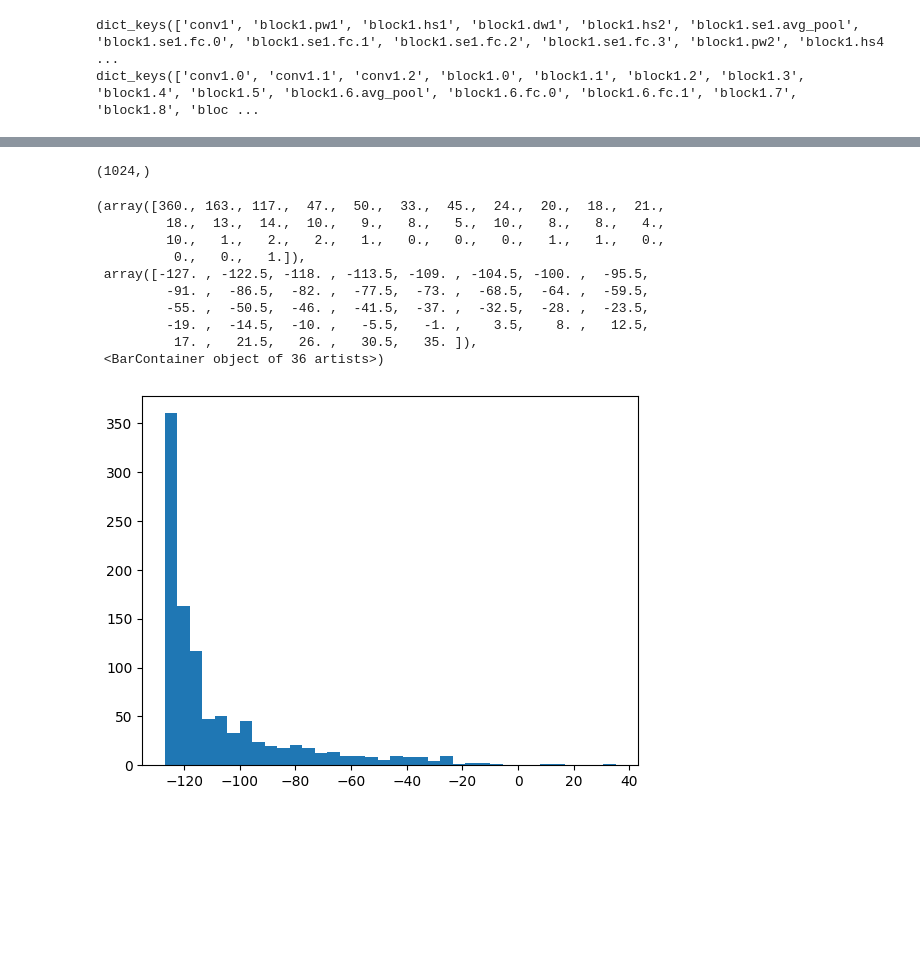
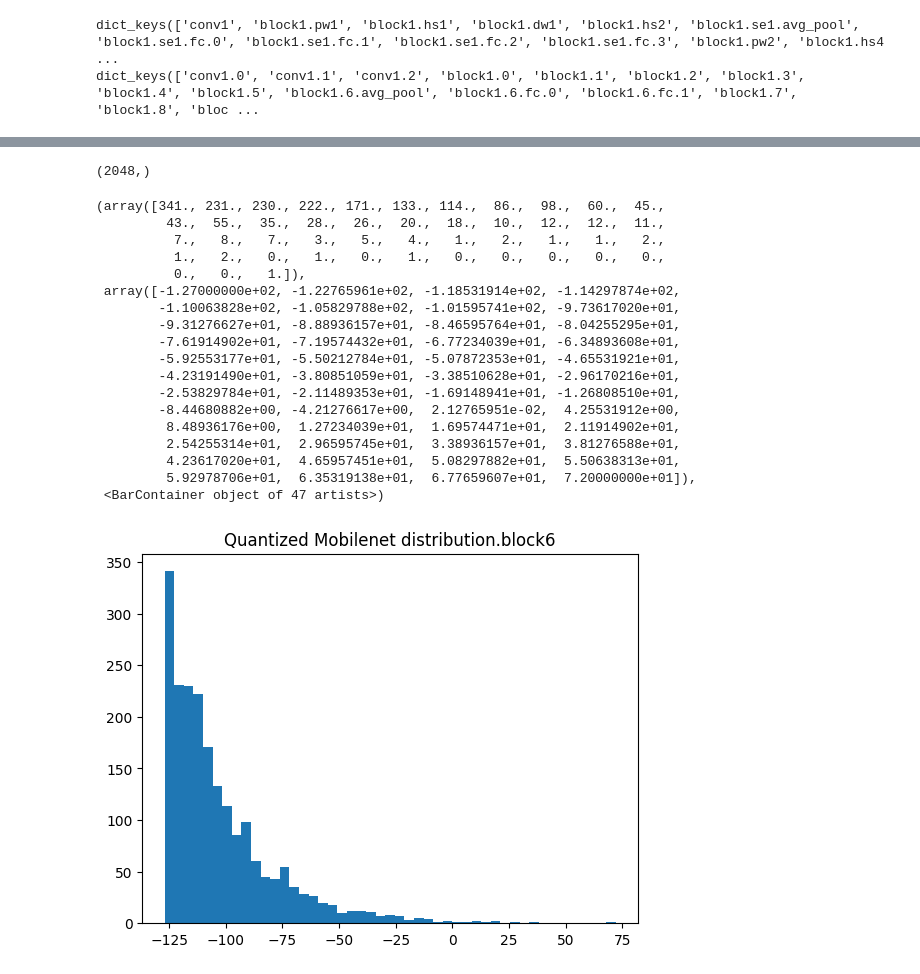
Before and after one commit to kevin199907/AOC, a Jupyter notebook: Project/Software/project_Mobilenet_q/Mobilenet_quantize.ipynb, the cells around one changed output, grey strips where cells are left out. Cells and saved outputs as stored; diff of their text form; code cells hidden in the pictures; blank space fills up the shorter version.

```diff
--- a/Project/Software/project_Mobilenet_q/Mobilenet_quantize.ipynb
+++ b/Project/Software/project_Mobilenet_q/Mobilenet_quantize.ipynb
@@ -939,25 +942,34 @@ plt.hist(y, bins='auto',density=False)
 # %%
 #x = torch.flatten(quantized_weights12)
 #x = torch.flatten(quantized_model.Conv[1].weights)
 #print(q_output_activation['block7.9'])
-x = torch.flatten(q_output_activation['block7.9'])
+x = torch.flatten(q_output_activation['block6.9'])
 x = x.cpu()
 x = torch.flatten(x)
 x = x.detach()
 x = x.numpy()
 print(x.shape)
 
+plt.title("Quantized Mobilenet distribution.block6")
 plt.hist(x, bins='auto',density=False)
 # %% [output]
-(1024,)
+(2048,)
-(array([360., 163., 117.,  47.,  50.,  33.,  45.,  24.,  20.,  18.,  21.,
-         18.,  13.,  14.,  10.,   9.,   8.,   5.,  10.,   8.,   8.,   4.,
-         10.,   1.,   2.,   2.,   1.,   0.,   0.,   0.,   1.,   1.,   0.,
+(array([341., 231., 230., 222., 171., 133., 114.,  86.,  98.,  60.,  45.,
+         43.,  55.,  35.,  28.,  26.,  20.,  18.,  10.,  12.,  12.,  11.,
+          7.,   8.,   7.,   3.,   5.,   4.,   1.,   2.,   1.,   1.,   2.,
+          1.,   2.,   0.,   1.,   0.,   1.,   0.,   0.,   0.,   0.,   0.,
           0.,   0.,   1.]),
- array([-127. , -122.5, -118. , -113.5, -109. , -104.5, -100. ,  -95.5,
-         -91. ,  -86.5,  -82. ,  -77.5,  -73. ,  -68.5,  -64. ,  -59.5,
-         -55. ,  -50.5,  -46. ,  -41.5,  -37. ,  -32.5,  -28. ,  -23.5,
-         -19. ,  -14.5,  -10. ,   -5.5,   -1. ,    3.5,    8. ,   12.5,
-          17. ,   21.5,   26. ,   30.5,   35. ]),
- <BarContainer object of 36 artists>)
+ array([-1.27000000e+02, -1.22765961e+02, -1.18531914e+02, -1.14297874e+02,
+        -1.10063828e+02, -1.05829788e+02, -1.01595741e+02, -9.73617020e+01,
+        -9.31276627e+01, -8.88936157e+01, -8.46595764e+01, -8.04255295e+01,
+        -7.61914902e+01, -7.19574432e+01, -6.77234039e+01, -6.34893608e+01,
+        -5.92553177e+01, -5.50212784e+01, -5.07872353e+01, -4.65531921e+01,
+        -4.23191490e+01, -3.80851059e+01, -3.38510628e+01, -2.96170216e+01,
+        -2.53829784e+01, -2.11489353e+01, -1.69148941e+01, -1.26808510e+01,
+        -8.44680882e+00, -4.21276617e+00,  2.12765951e-02,  4.25531912e+00,
+         8.48936176e+00,  1.27234039e+01,  1.69574471e+01,  2.11914902e+01,
+         2.54255314e+01,  2.96595745e+01,  3.38936157e+01,  3.81276588e+01,
+         4.23617020e+01,  4.65957451e+01,  5.08297882e+01,  5.50638313e+01,
+         5.92978706e+01,  6.35319138e+01,  6.77659607e+01,  7.20000000e+01]),
+ <BarContainer object of 47 artists>)
-[figure, old version]
+[figure, new version]
```
Also changed, not shown: parts of 1 cell of this notebook, 5 other files.
